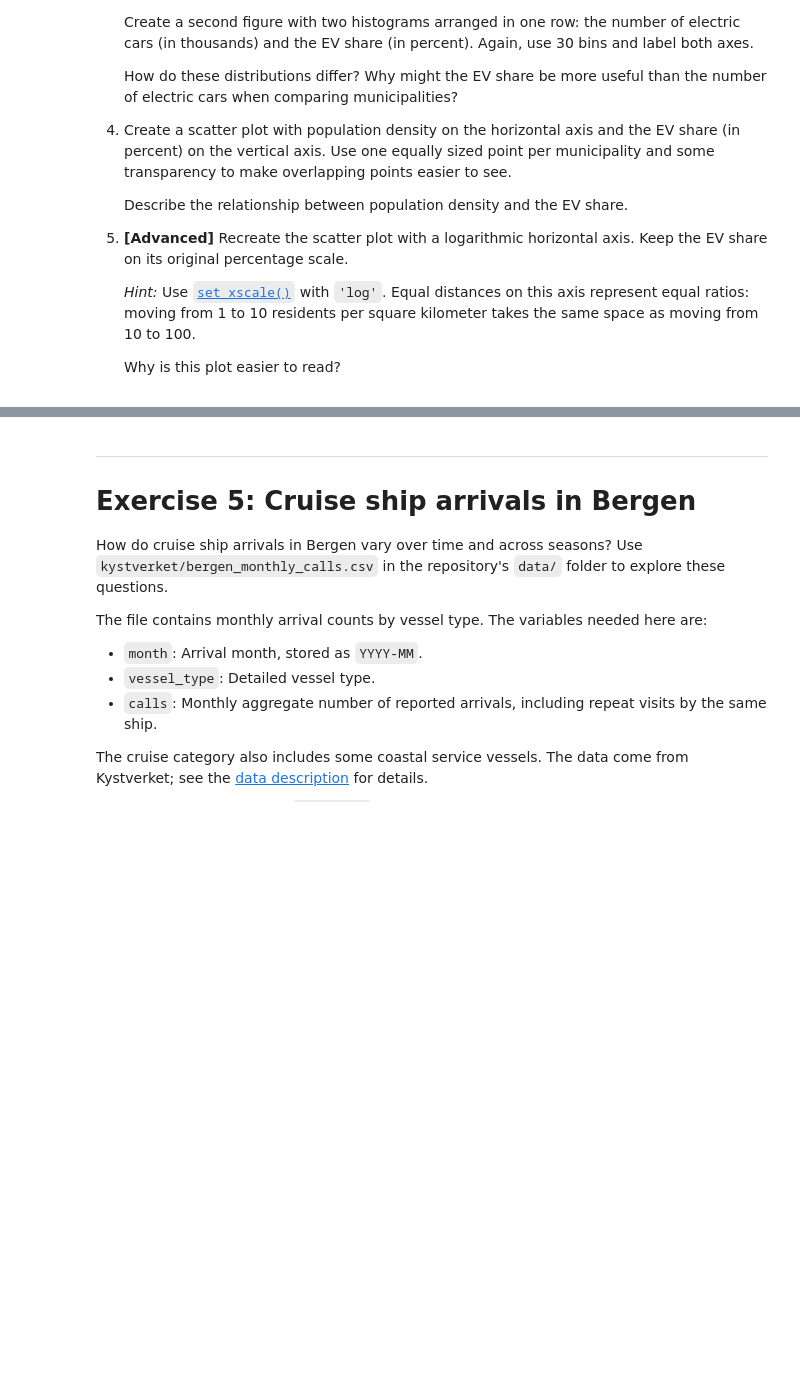
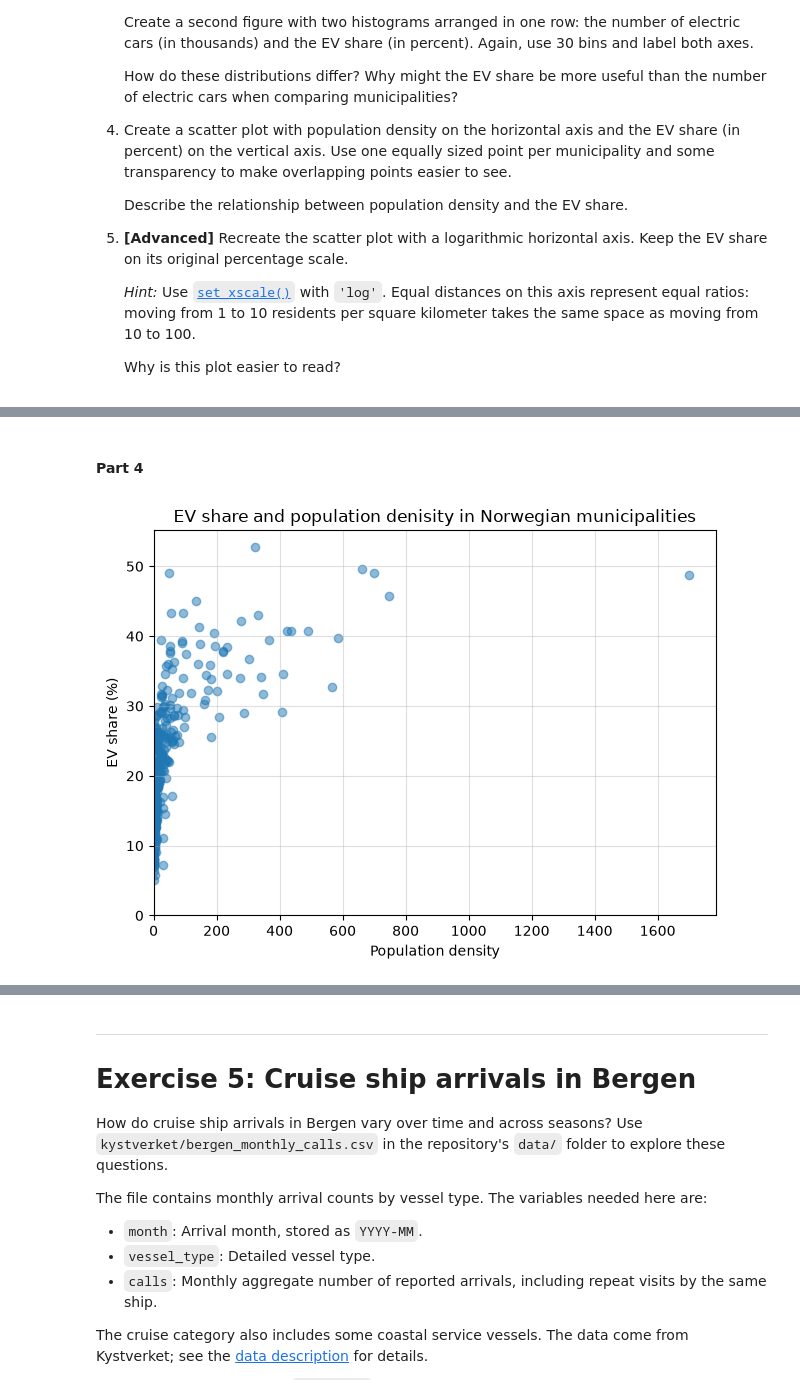
Before and after one commit to borresen18/TECH2-H26, a Jupyter notebook: workshops/workshop3/workshop3 HB.ipynb, the cells around one changed output, grey strips where cells are left out. Cells and saved outputs as stored; diff of their text form; code cells hidden in the pictures; blank space fills up the shorter version.

```diff
--- a/workshops/workshop3/workshop3 HB.ipynb
+++ b/workshops/workshop3/workshop3 HB.ipynb
@@ -464,0 +548,13 @@ The data come from Statistics Norway (SSB); see the
+# %% [markdown]
+#### Part 4
+# %%
+plt.scatter(df["pop_density"], df["EV_share(%)"], alpha=0.5)
+plt.xlabel("Population density")
+plt.ylabel("EV share (%)")
+plt.title("EV share and population denisity in Norwegian municipalities")
+plt.ylim(0)
+plt.xlim(0)
+plt.grid(alpha=0.4)
+plt.tight_layout()
+# %% [output]
+[figure, added]
```
Also changed, not shown: parts of 18 cells of this notebook.
